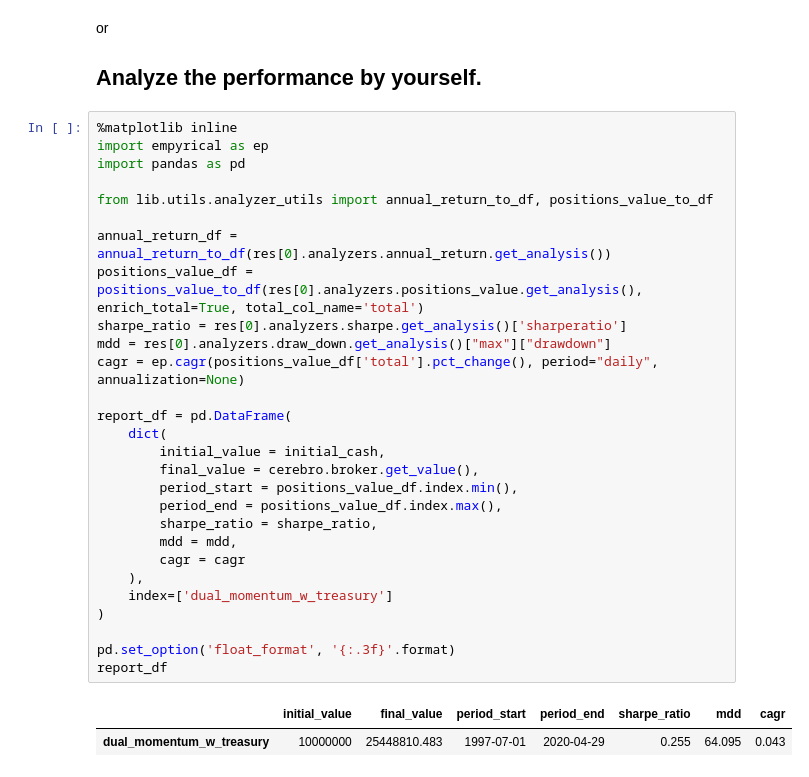
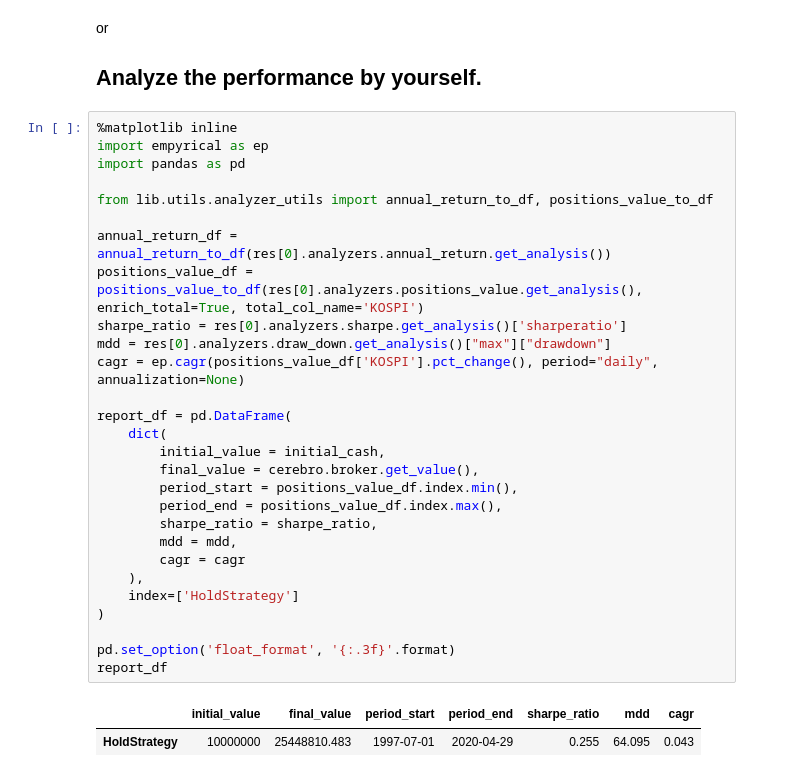
Before and after one commit to samuel281/qu-ant, a Jupyter notebook: notebooks/boiler_plate.ipynb, the cells around one changed output. Drawn from its saved outputs; the diff is of its cells as text.

```diff
--- a/notebooks/boiler_plate.ipynb
+++ b/notebooks/boiler_plate.ipynb
@@ -75,34 +71,34 @@ or
 # %%
 %matplotlib inline
 import empyrical as ep
 import pandas as pd
 
 from lib.utils.analyzer_utils import annual_return_to_df, positions_value_to_df
 
 annual_return_df = annual_return_to_df(res[0].analyzers.annual_return.get_analysis())
-positions_value_df = positions_value_to_df(res[0].analyzers.positions_value.get_analysis(), enrich_total=True, total_col_name='total')
+positions_value_df = positions_value_to_df(res[0].analyzers.positions_value.get_analysis(), enrich_total=True, total_col_name='KOSPI')
 sharpe_ratio = res[0].analyzers.sharpe.get_analysis()['sharperatio']
 mdd = res[0].analyzers.draw_down.get_analysis()["max"]["drawdown"]
-cagr = ep.cagr(positions_value_df['total'].pct_change(), period="daily", annualization=None)
+cagr = ep.cagr(positions_value_df['KOSPI'].pct_change(), period="daily", annualization=None)
 
 report_df = pd.DataFrame(
     dict(
         initial_value = initial_cash,
         final_value = cerebro.broker.get_value(),
         period_start = positions_value_df.index.min(),
         period_end = positions_value_df.index.max(),
         sharpe_ratio = sharpe_ratio,
         mdd = mdd,
         cagr = cagr
     ),
-    index=['dual_momentum_w_treasury']
+    index=['HoldStrategy']
 )
 
 pd.set_option('float_format', '{:.3f}'.format)
 report_df
 # %% [output]
 |  | initial_value | final_value | period_start | period_end | sharpe_ratio | mdd | cagr |
-| dual_momentum_w_treasury | 10000000 | 25448810.483 | 1997-07-01 | 2020-04-29 | 0.255 | 64.095 | 0.043 |
+| HoldStrategy | 10000000 | 25448810.483 | 1997-07-01 | 2020-04-29 | 0.255 | 64.095 | 0.043 |
 # %%
 plt.rcParams["figure.figsize"] = (13,10)
 fig = plt.figure()
```
Also changed, not shown: parts of 4 cells of this notebook, 1 other file.
